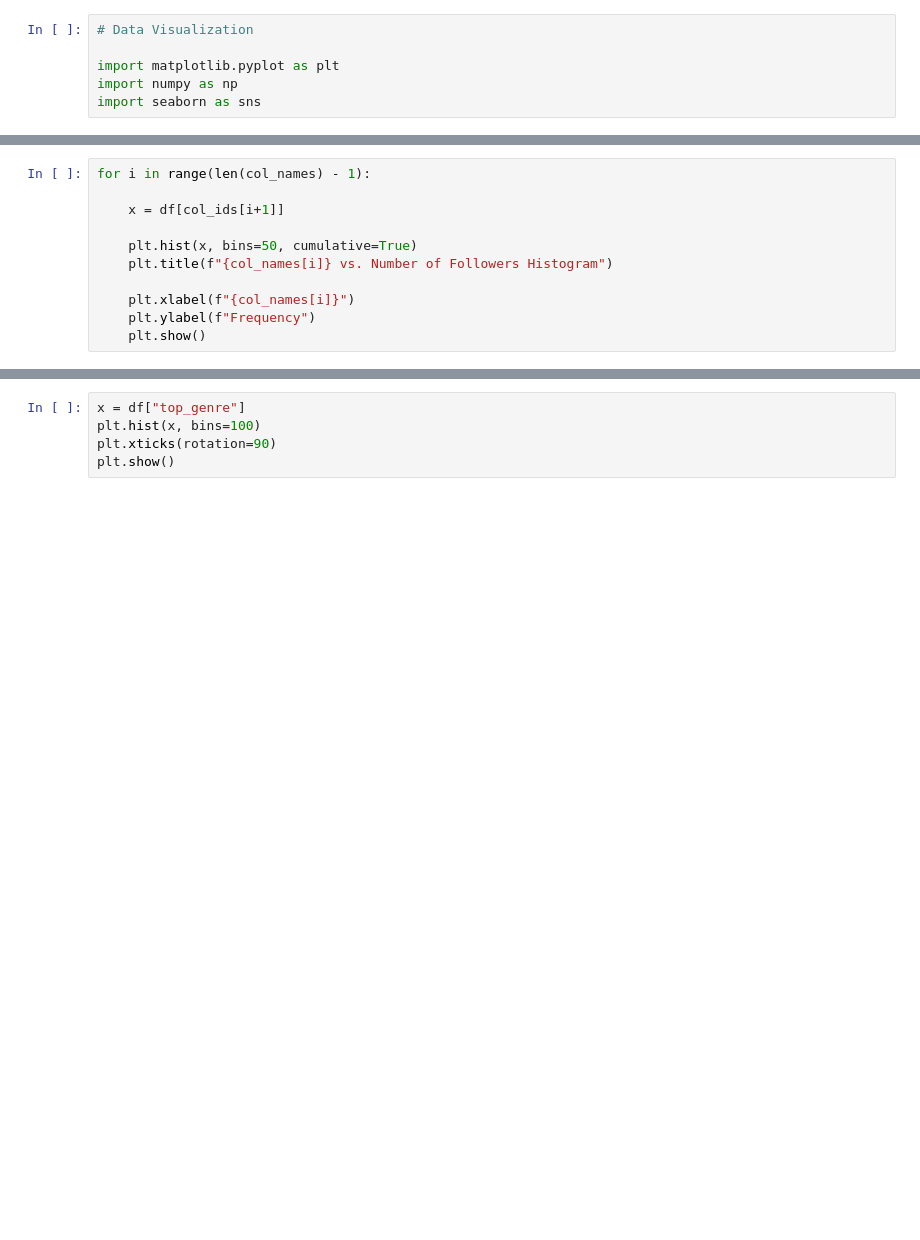
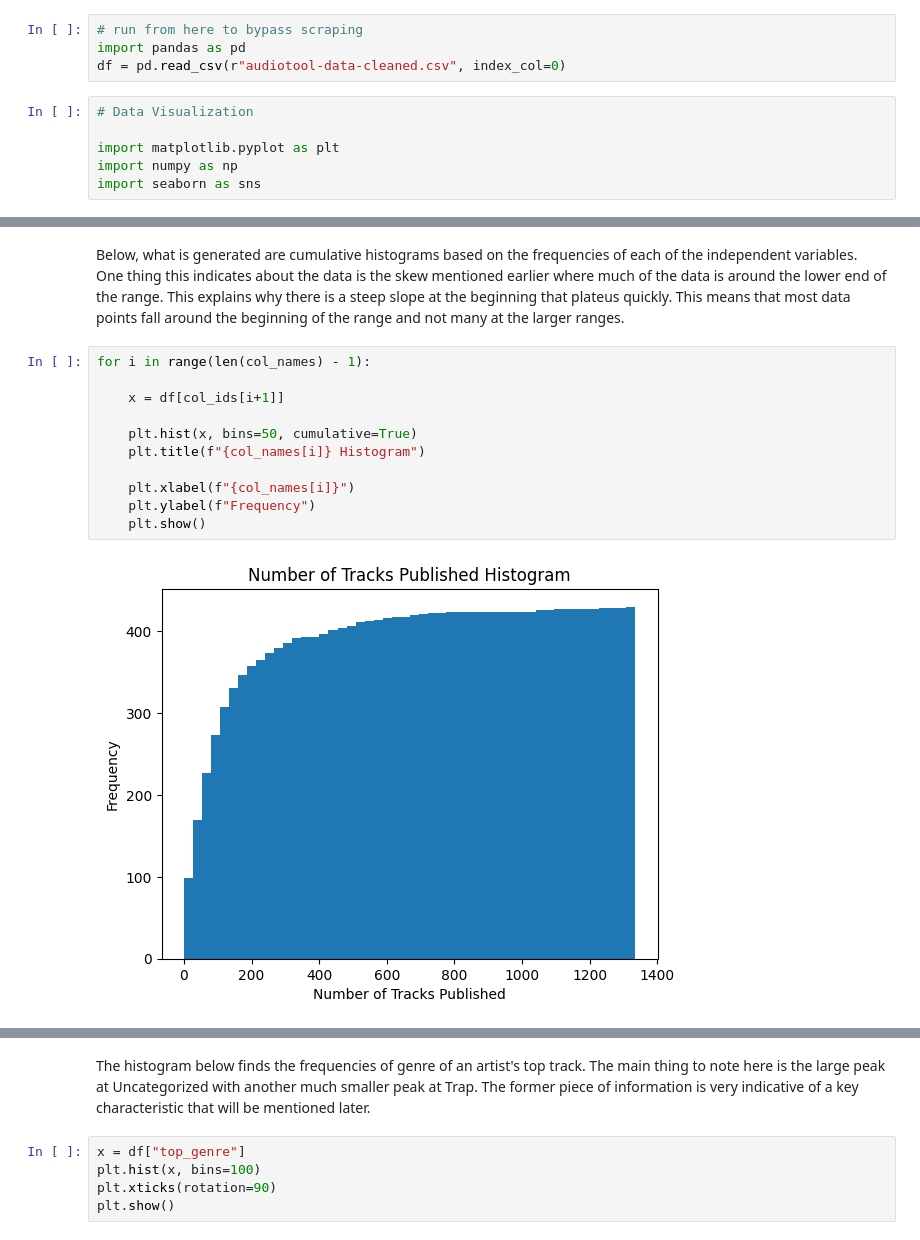
Before and after one commit to tylernh10/audiotool-data, a Jupyter notebook: audiotool-data.ipynb, the cells around one changed output, grey strips where cells are left out. Cells and saved outputs as stored; diff of their text form; blank space fills up the shorter version.

```diff
--- a/audiotool-data.ipynb
+++ b/audiotool-data.ipynb
@@ -261,6 +225,10 @@ df = df.reset_index()
 df = df.drop(columns=['index'])
 # %%
 df.to_csv("audiotool-data-cleaned.csv")
+# %%
+# run from here to bypass scraping
+import pandas as pd
+df = pd.read_csv(r"audiotool-data-cleaned.csv", index_col=0)
 # %%
 # Data Visualization
 
@@ -292,11 +276,15 @@ sns.heatmap(corr)
+# %% [markdown]
+Below, what is generated are cumulative histograms based on the frequencies of each of the independent variables. One thing this indicates about the data is the skew mentioned earlier where much of the data is around the lower end of the range. This explains why there is a steep slope at the beginning that plateus quickly. This means that most data points fall around the beginning of the range and not many at the larger ranges.
 # %%
 for i in range(len(col_names) - 1):
 
     x = df[col_ids[i+1]]
 
     plt.hist(x, bins=50, cumulative=True)
-    plt.title(f"{col_names[i]} vs. Number of Followers Histogram")
+    plt.title(f"{col_names[i]} Histogram")
 
     plt.xlabel(f"{col_names[i]}")
     plt.ylabel(f"Frequency")
     plt.show()
+# %% [output]
+[figure, added]
@@ -303,3 +298,5 @@ for i in range(len(col_names) - 1):
+# %% [markdown]
+The histogram below finds the frequencies of genre of an artist's top track.  The main thing to note here is the large peak at Uncategorized with another much smaller peak at Trap. The former piece of information is very indicative of a key characteristic that will be mentioned later.
 # %%
 x = df["top_genre"]
 plt.hist(x, bins=100)
```
Also changed, not shown: parts of 23 cells of this notebook, 1 other file.
